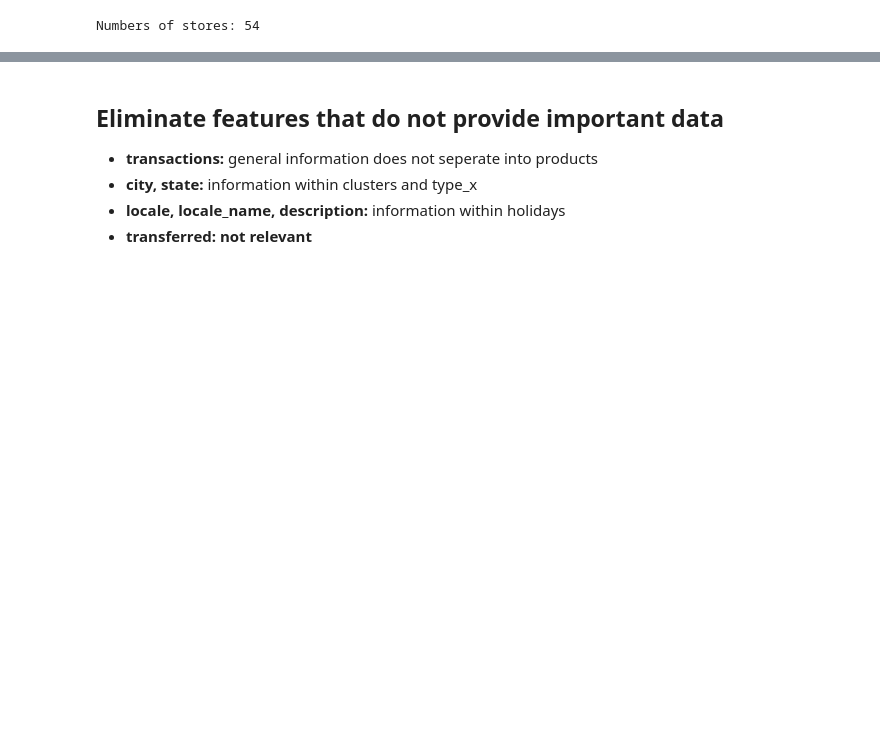
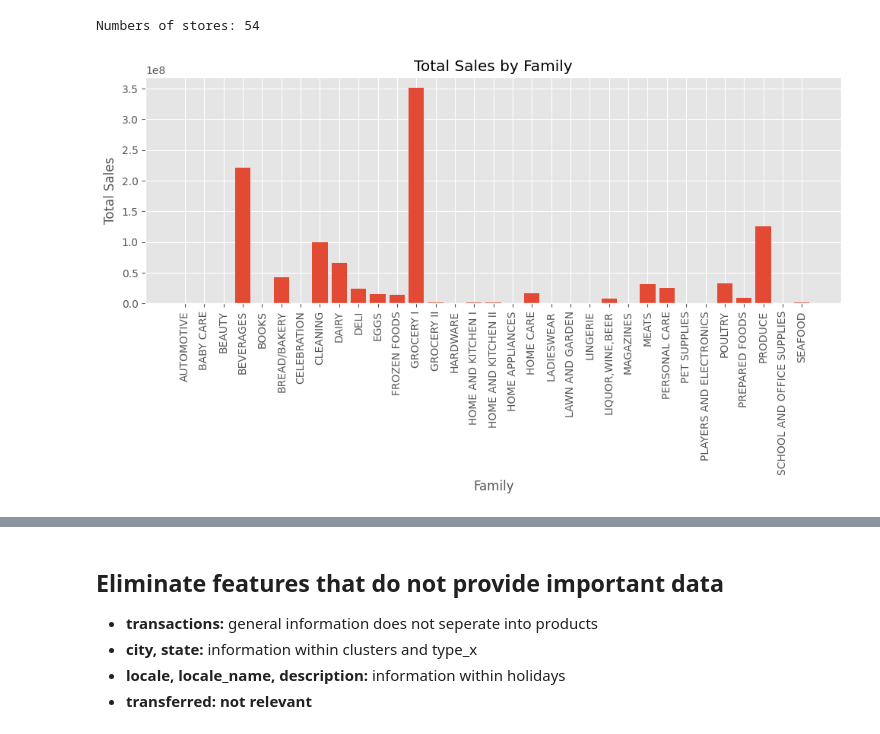
Before and after one commit to Temmybjt/Store-Sales--Time-Series-Forecasting, a Jupyter notebook: Store_Sales_Time_Series_Forecast.ipynb, the cells around one changed output, grey strips where cells are left out. Saved outputs shown, nothing was run; the diff lists cells and outputs as text; code cells hidden in the pictures; blank space fills up the shorter version.

```diff
--- a/Store_Sales_Time_Series_Forecast.ipynb
+++ b/Store_Sales_Time_Series_Forecast.ipynb
@@ -260,3 +261,18 @@ test['date'] = pd.to_datetime(test['date'], format='%Y-%m-%d')
 # Add Day of the week
 train['day_of_week'] = train['date'].dt.day_name()
 test['day_of_week'] = test['date'].dt.day_name()
+# %%
+# Total Sales By Family of Products Sold
+best_family = train.groupby('family')['sales'].sum().reset_index()
+
+plt.figure(figsize=(10, 6))
+plt.bar(best_family['family'], best_family['sales'])
+plt.xlabel('Family')
+plt.ylabel('Total Sales')
+plt.title('Total Sales by Family')
+plt.xticks(rotation=90)
+plt.tight_layout()
+
+plt.show()
+# %% [output]
+[figure, added]
```
Also changed, not shown: parts of 12 cells of this notebook.
